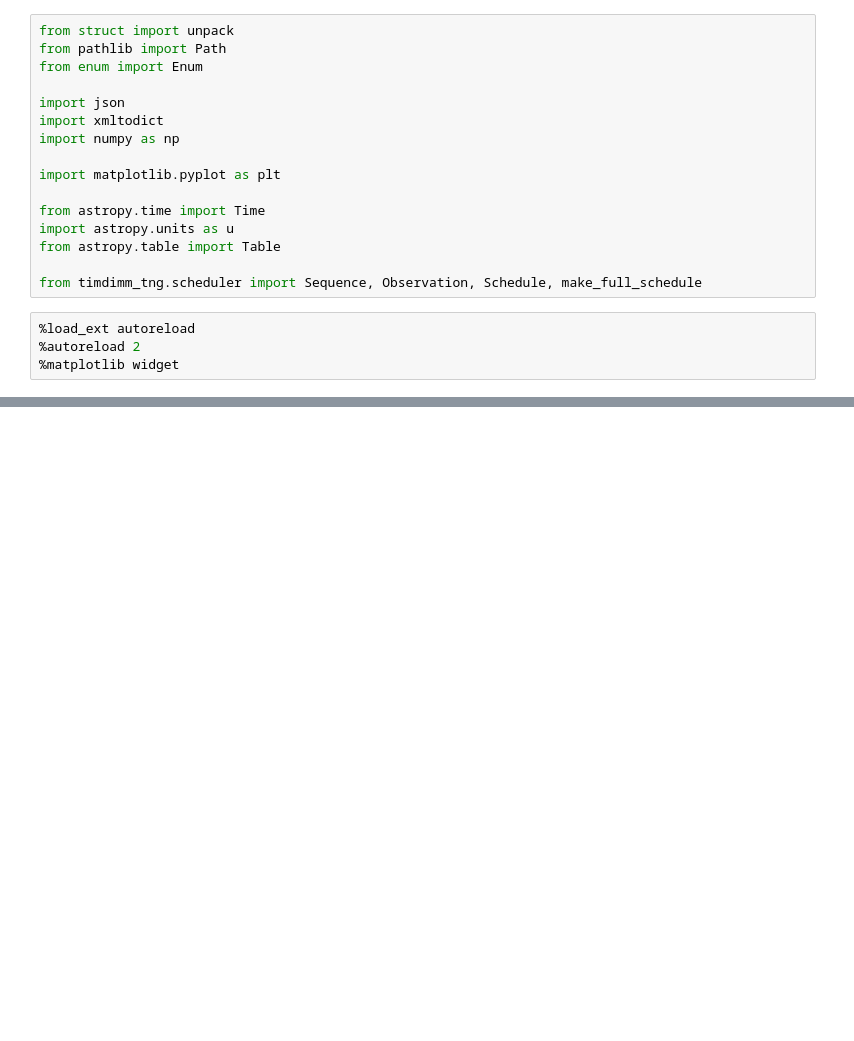
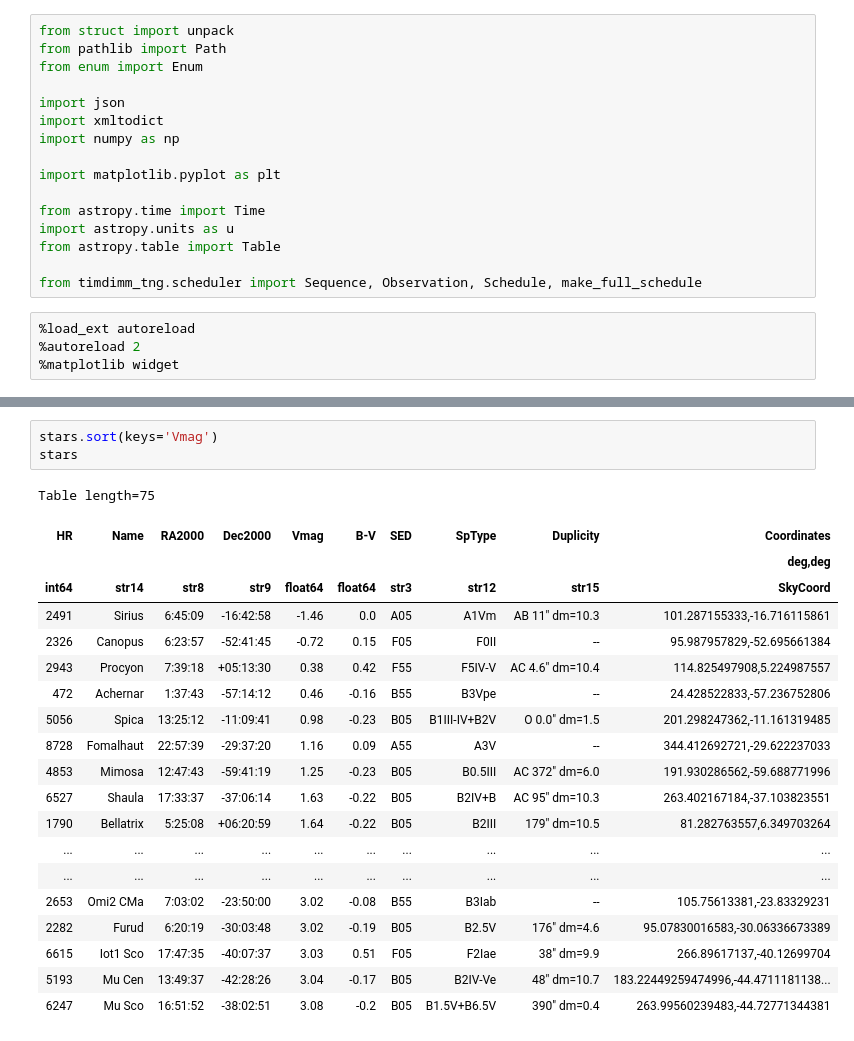
Before and after one commit to tepickering/ser_utils, a Jupyter notebook: notebooks/ekos_dev.ipynb, the cells around one changed output, grey strips where cells are left out. Saved outputs shown, nothing was run; the diff lists cells and outputs as text; blank space fills up the shorter version.

```diff
--- a/notebooks/ekos_dev.ipynb
+++ b/notebooks/ekos_dev.ipynb
@@ -42,6 +42,30 @@ Table length=75
 | 8425 | Alnair | 22:08:14 | -46:57:40 | 1.74 | -0.13 | B55 | B7IV | 28" dm=10.1 | 332.0582697,-46.96097438 |
 | 8502 | Alp Tuc | 22:18:30 | -60:15:35 | 2.86 | 1.39 | K53 | K3III | 0.1" dm=0.0 | 334.62546848872375,-60.2596295447... |
 | 8728 | Fomalhaut | 22:57:39 | -29:37:20 | 1.16 | 0.09 | A55 | A3V | -- | 344.412692721,-29.622237033 |
+# %%
+stars.sort(keys='Vmag')
+stars
+# %% [output]
+Table length=75
+| HR | Name | RA2000 | Dec2000 | Vmag | B-V | SED | SpType | Duplicity | Coordinates |
+|  |  |  |  |  |  |  |  |  | deg,deg |
+| int64 | str14 | str8 | str9 | float64 | float64 | str3 | str12 | str15 | SkyCoord |
+| 2491 | Sirius | 6:45:09 | -16:42:58 | -1.46 | 0.0 | A05 | A1Vm | AB 11" dm=10.3 | 101.287155333,-16.716115861 |
+| 2326 | Canopus | 6:23:57 | -52:41:45 | -0.72 | 0.15 | F05 | F0II | -- | 95.987957829,-52.695661384 |
+| 2943 | Procyon | 7:39:18 | +05:13:30 | 0.38 | 0.42 | F55 | F5IV-V | AC 4.6" dm=10.4 | 114.825497908,5.224987557 |
+| 472 | Achernar | 1:37:43 | -57:14:12 | 0.46 | -0.16 | B55 | B3Vpe | -- | 24.428522833,-57.236752806 |
+| 5056 | Spica | 13:25:12 | -11:09:41 | 0.98 | -0.23 | B05 | B1III-IV+B2V | O 0.0" dm=1.5 | 201.298247362,-11.161319485 |
+| 8728 | Fomalhaut | 22:57:39 | -29:37:20 | 1.16 | 0.09 | A55 | A3V | -- | 344.412692721,-29.622237033 |
+| 4853 | Mimosa | 12:47:43 | -59:41:19 | 1.25 | -0.23 | B05 | B0.5III | AC 372" dm=6.0 | 191.930286562,-59.688771996 |
+| 6527 | Shaula | 17:33:37 | -37:06:14 | 1.63 | -0.22 | B05 | B2IV+B | AC 95" dm=10.3 | 263.402167184,-37.103823551 |
+| 1790 | Bellatrix | 5:25:08 | +06:20:59 | 1.64 | -0.22 | B05 | B2III | 179" dm=10.5 | 81.282763557,6.349703264 |
+| ... | ... | ... | ... | ... | ... | ... | ... | ... | ... |
+| ... | ... | ... | ... | ... | ... | ... | ... | ... | ... |
+| 2653 | Omi2 CMa | 7:03:02 | -23:50:00 | 3.02 | -0.08 | B55 | B3Iab | -- | 105.75613381,-23.83329231 |
+| 2282 | Furud | 6:20:19 | -30:03:48 | 3.02 | -0.19 | B05 | B2.5V | 176" dm=4.6 | 95.07830016583,-30.06336673389 |
+| 6615 | Iot1 Sco | 17:47:35 | -40:07:37 | 3.03 | 0.51 | F05 | F2Iae | 38" dm=9.9 | 266.89617137,-40.12699704 |
+| 5193 | Mu Cen | 13:49:37 | -42:28:26 | 3.04 | -0.17 | B05 | B2IV-Ve | 48" dm=10.7 | 183.22449259474996,-44.4711181138... |
+| 6247 | Mu Sco | 16:51:52 | -38:02:51 | 3.08 | -0.2 | B05 | B1.5V+B6.5V | 390" dm=0.4 | 263.99560239483,-44.72771344381 |
 # %%
 make_full_schedule()
 # %% [output]
```
Also changed, not shown: parts of 2 cells of this notebook, 1 other file.
